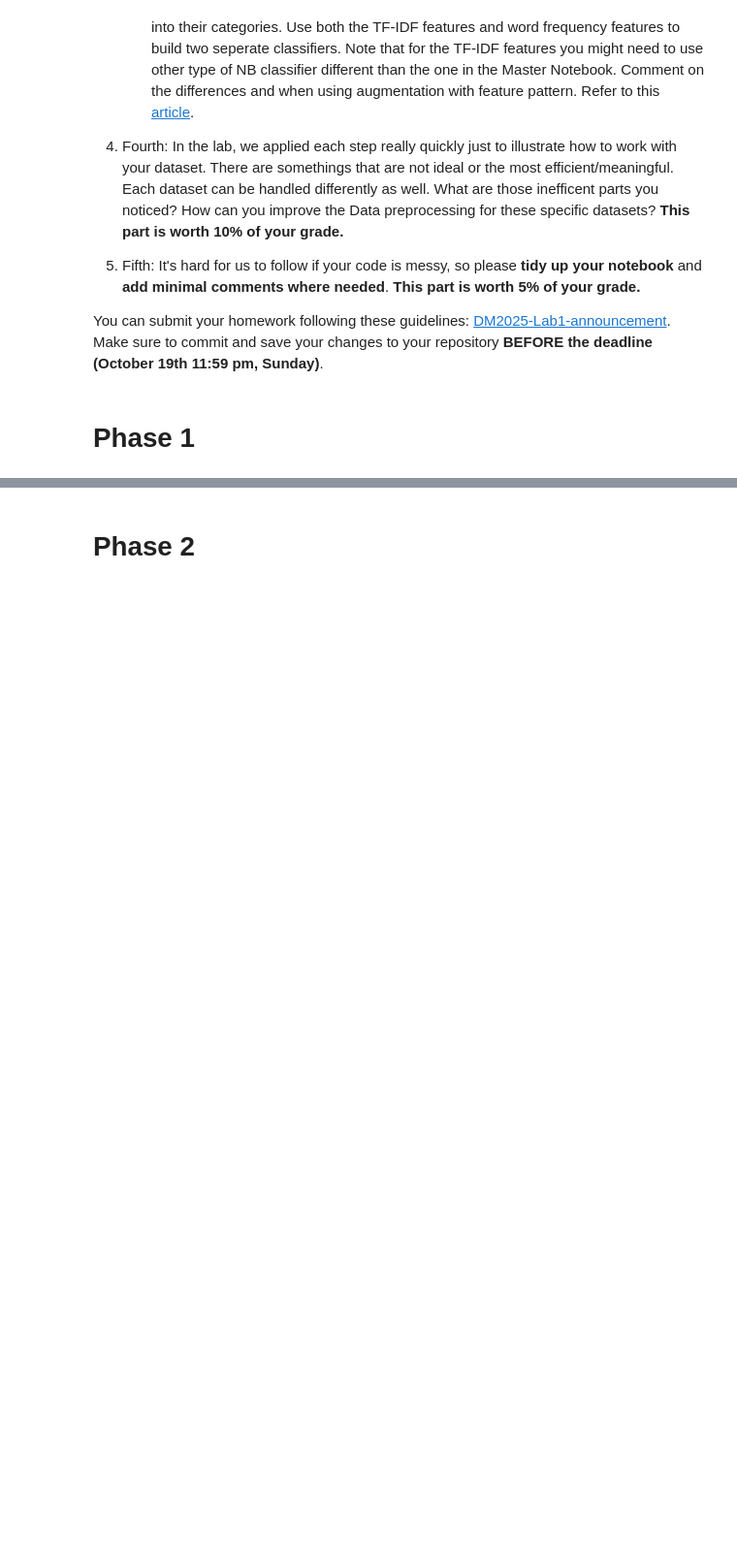
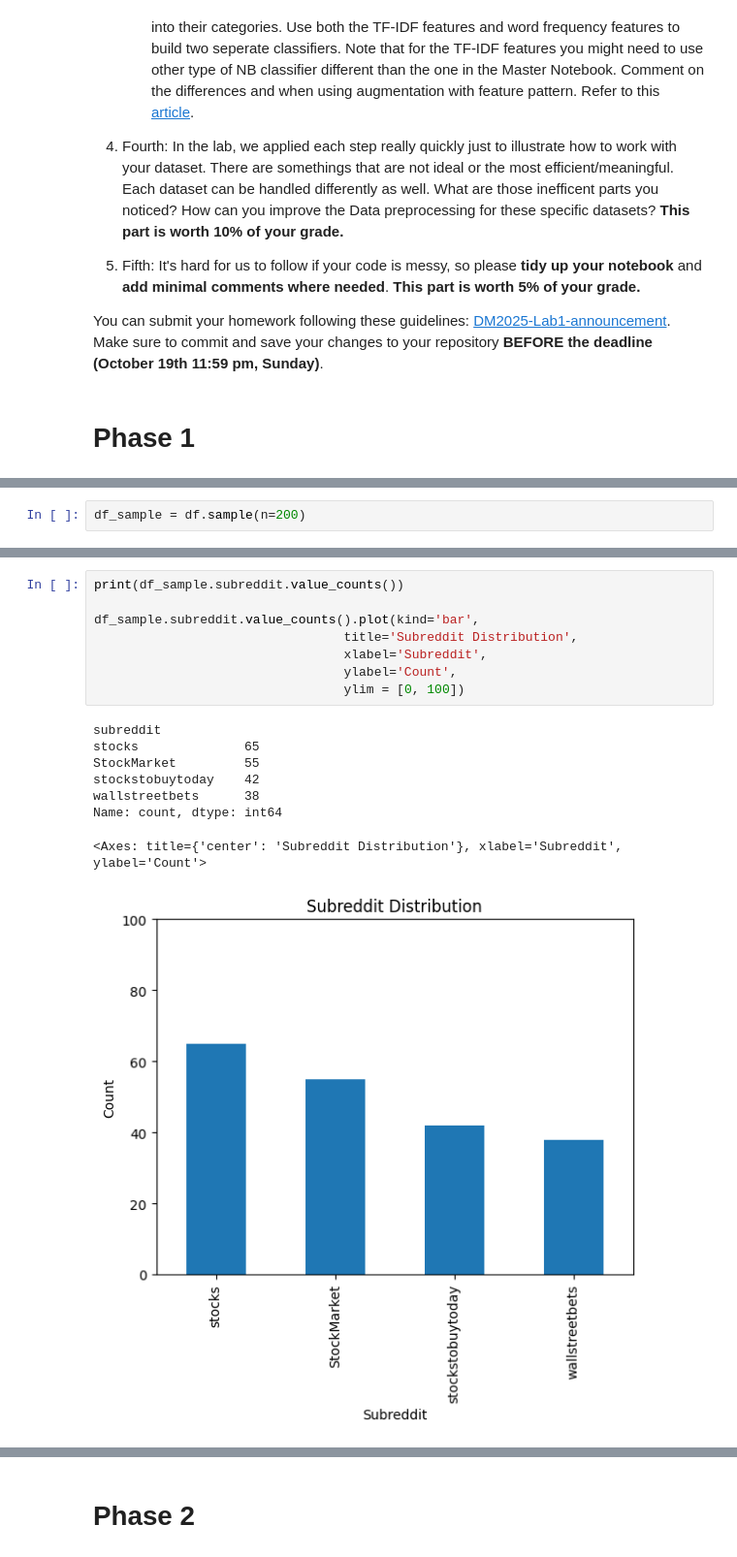
Before and after one commit to ChengYou-Liou/DM2025-Lab1-Exercise, a Jupyter notebook: DM2025-Lab1-Homework.ipynb, the cells around one changed output, grey strips where cells are left out. Shown: that part at 97% size. Saved outputs shown, nothing was run; the diff lists cells and outputs as text; blank space fills up the shorter version.

```diff
--- a/DM2025-Lab1-Homework.ipynb
+++ b/DM2025-Lab1-Homework.ipynb
@@ -62,0 +141,2 @@ You can submit your homework following these guidelines: [DM2025-Lab1-announceme
+# %%
+df_sample = df.sample(n=200)
@@ -62,0 +174,17 @@ You can submit your homework following these guidelines: [DM2025-Lab1-announceme
+# %%
+print(df_sample.subreddit.value_counts())
+
+df_sample.subreddit.value_counts().plot(kind='bar',
+                                 title='Subreddit Distribution',
+                                 xlabel='Subreddit',
+                                 ylabel='Count',
+                                 ylim = [0, 100])
+# %% [output]
+subreddit
+stocks              65
+StockMarket         55
+stockstobuytoday    42
+wallstreetbets      38
+Name: count, dtype: int64
+<Axes: title={'center': 'Subreddit Distribution'}, xlabel='Subreddit', ylabel='Count'>
+[figure, added]
```
Also changed, not shown: parts of 50 cells of this notebook.
